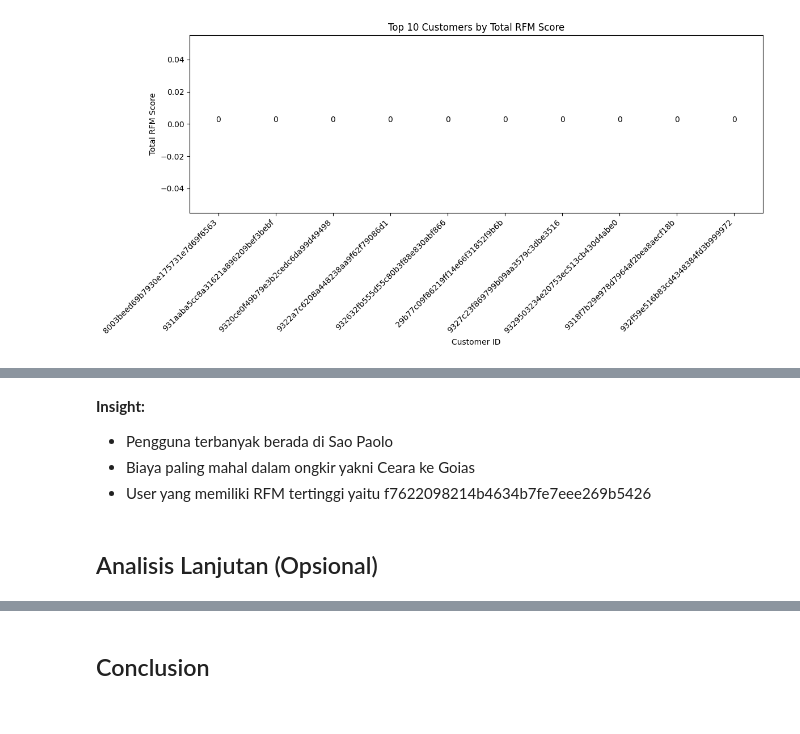
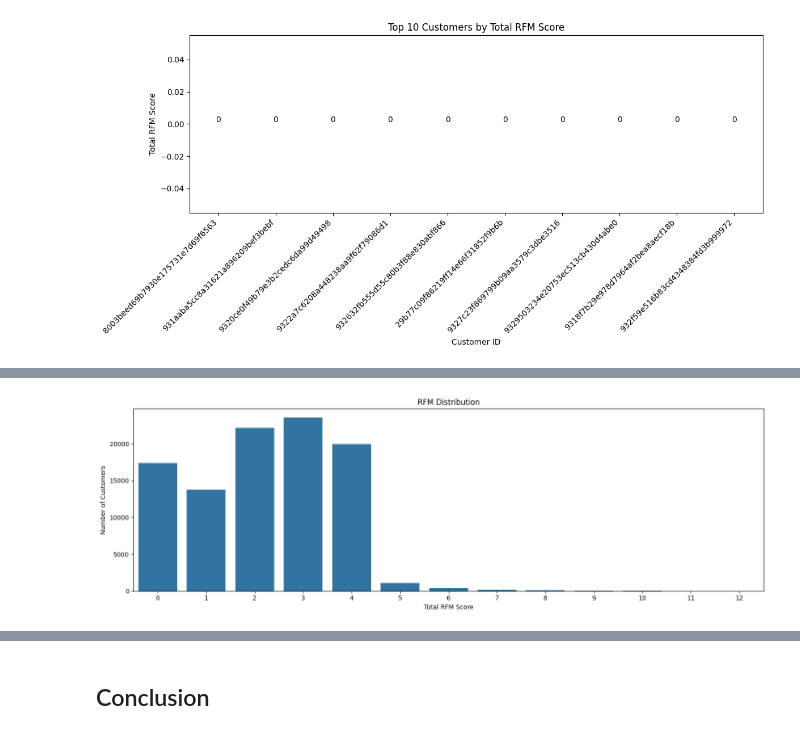
Before and after one commit to Haikalin/Streamlit_Data, a Jupyter notebook: notebook.ipynb, the cells around one changed output, grey strips where cells are left out. Drawn from its saved outputs; the diff is of its cells as text; code cells hidden in the pictures.

```diff
--- a/notebook.ipynb
+++ b/notebook.ipynb
@@ -785,7 +778,13 @@ Detailed RFM Scores for Top 5 Customers:
-# %% [markdown]
-**Insight:**
-- Pengguna terbanyak berada di Sao Paolo
-- Biaya paling mahal dalam ongkir yakni Ceara ke Goias
-- User yang memiliki RFM tertinggi yaitu f7622098214b4634b7fe7eee269b5426
-# %% [markdown]
-## Analisis Lanjutan (Opsional)
+# %%
+#Persebaran RFM
+rfm_distribution = q3_final['Total_RFM'].value_counts().reset_index()
+rfm_distribution.columns = ['Total_RFM', 'Total_user']
+plt.figure(figsize=(15, 5))
+sns.barplot(data=rfm_distribution, x='Total_RFM', y='Total_user')
+plt.title('RFM Distribution')
+plt.xlabel('Total RFM Score')
+plt.ylabel('Number of Customers')
+plt.tight_layout()
+plt.show()
+# %% [output]
+[figure, added]
```
Also changed, not shown: parts of 8 cells of this notebook, 1 other file.
